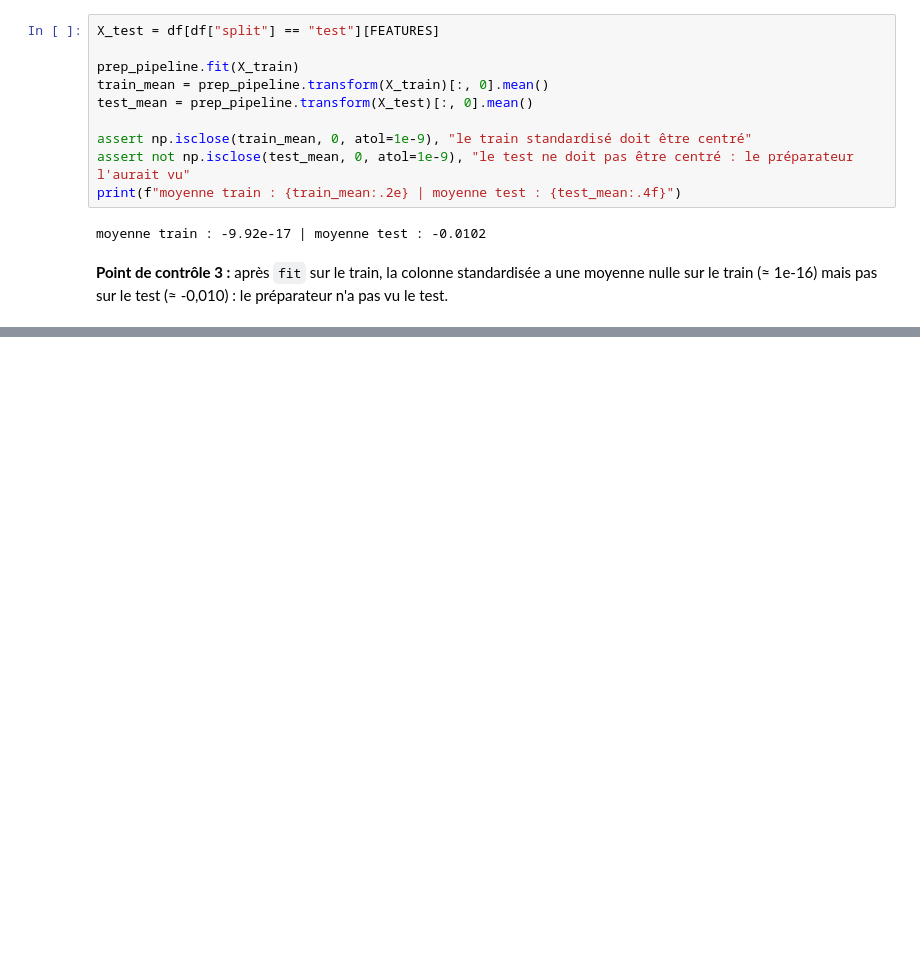
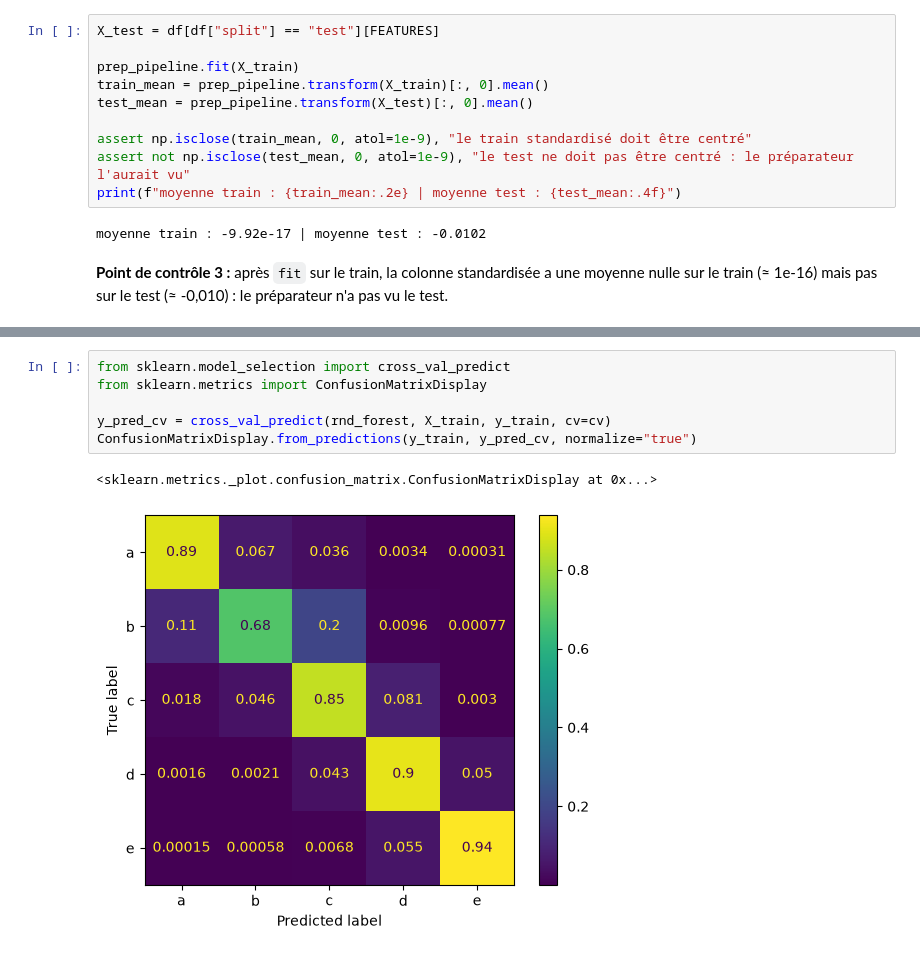
Before and after one commit to RedlineM2I/nutriscope, a Jupyter notebook: notebooks/ml_nutriscore.ipynb, the cells around one changed output, grey strips where cells are left out. Drawn from its saved outputs; the diff is of its cells as text; blank space fills up the shorter version.

Commit message:
feat: plis vérifiés, matrice de confusion et class_weight balanced (b : 0,68 → 0,74)

```diff
--- a/notebooks/ml_nutriscore.ipynb
+++ b/notebooks/ml_nutriscore.ipynb
@@ -213,0 +221,9 @@ moyenne train : -9.92e-17 | moyenne test : -0.0102
+# %%
+from sklearn.model_selection import cross_val_predict
+from sklearn.metrics import ConfusionMatrixDisplay
+
+y_pred_cv = cross_val_predict(rnd_forest, X_train, y_train, cv=cv)
+ConfusionMatrixDisplay.from_predictions(y_train, y_pred_cv, normalize="true")
+# %% [output]
+<sklearn.metrics._plot.confusion_matrix.ConfusionMatrixDisplay at 0x...>
+[figure, added]
```
Also changed, not shown: parts of 8 cells of this notebook, 1 other file.
